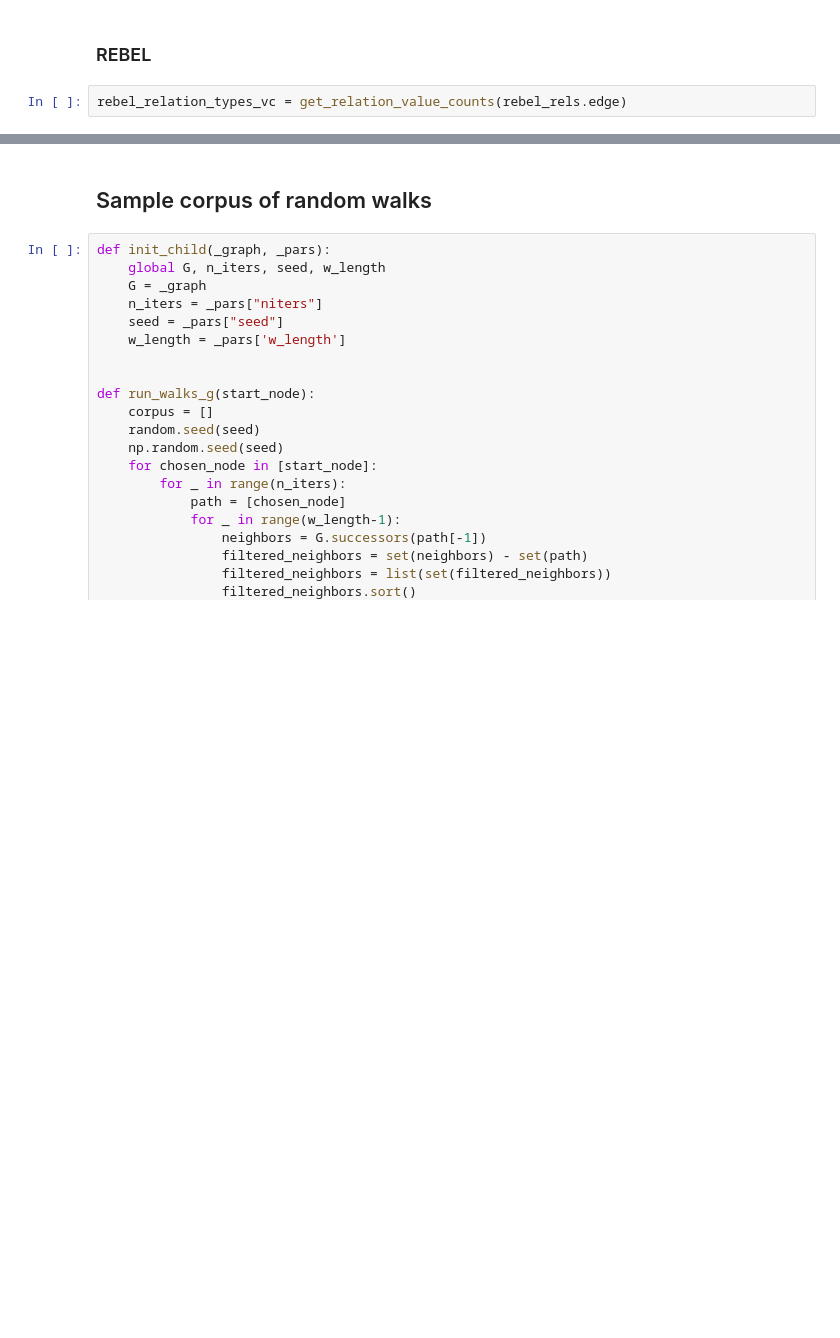
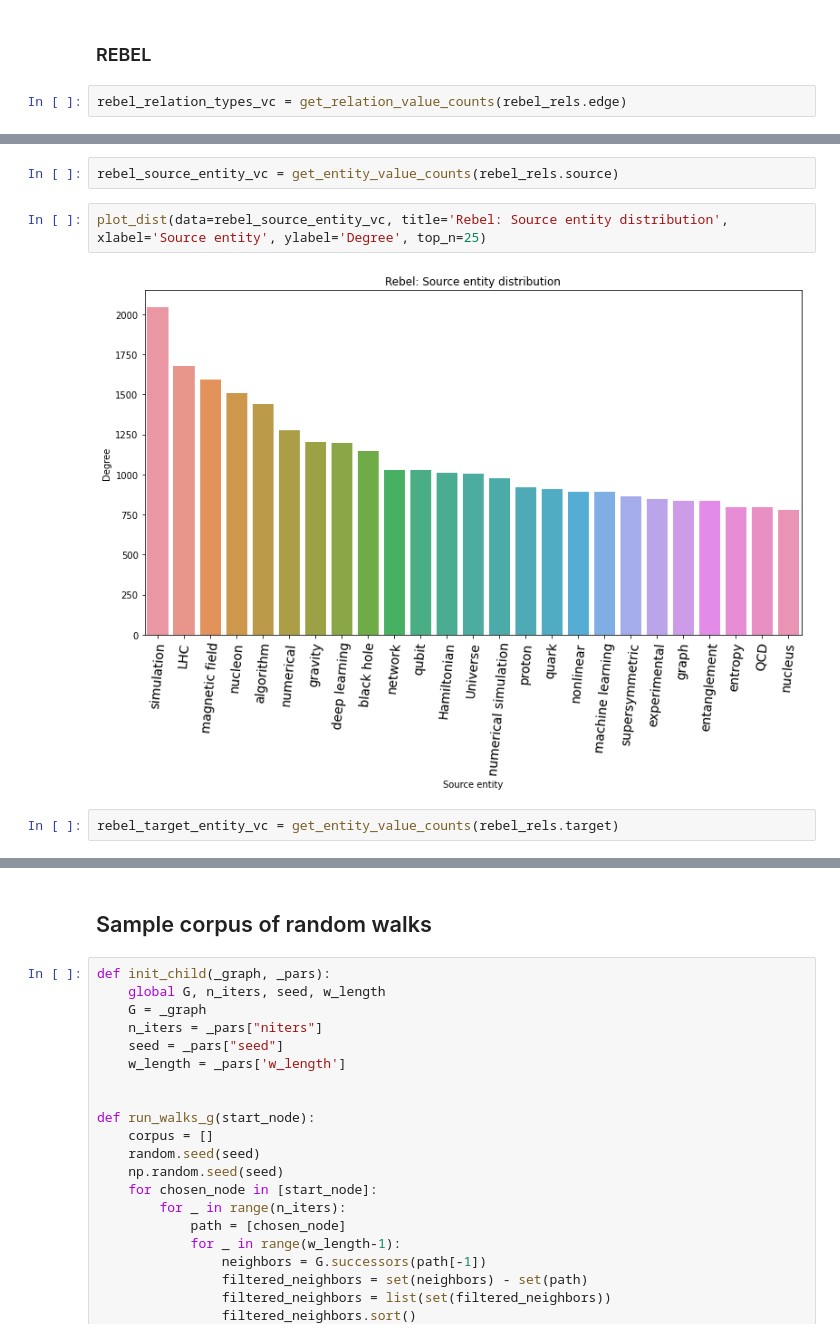
Before and after one commit to eestien/EntRel, a Jupyter notebook: KG_Analysis.ipynb, the cells around one changed output, grey strips where cells are left out. Cells and saved outputs as stored; diff of their text form; blank space fills up the shorter version.

```diff
--- a/KG_Analysis.ipynb
+++ b/KG_Analysis.ipynb
@@ -118,0 +144,8 @@ print_top_entities_for_relation(data=pfn_rels, relation_type='Conjunction')
+# %%
+rebel_source_entity_vc = get_entity_value_counts(rebel_rels.source)
+# %%
+plot_dist(data=rebel_source_entity_vc, title='Rebel: Source entity distribution', xlabel='Source entity', ylabel='Degree', top_n=25)
+# %% [output]
+[figure, added]
+# %%
+rebel_target_entity_vc = get_entity_value_counts(rebel_rels.target)
```
Also changed, not shown: parts of 36 cells of this notebook.
